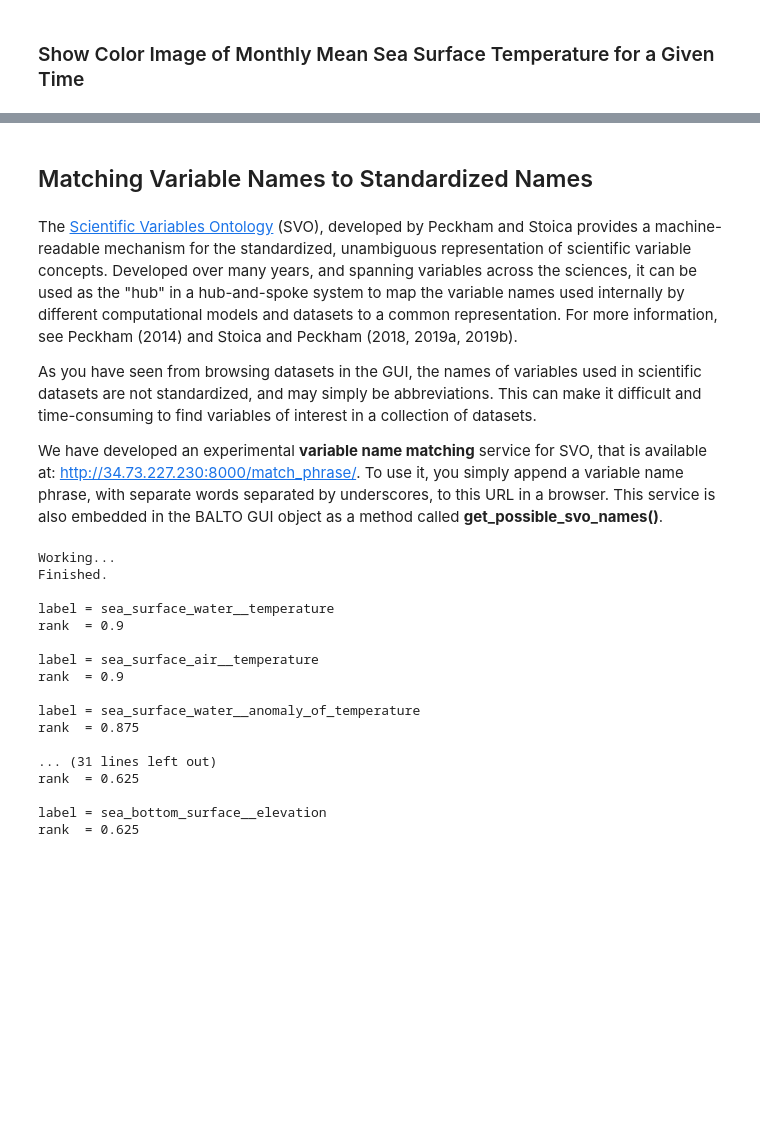
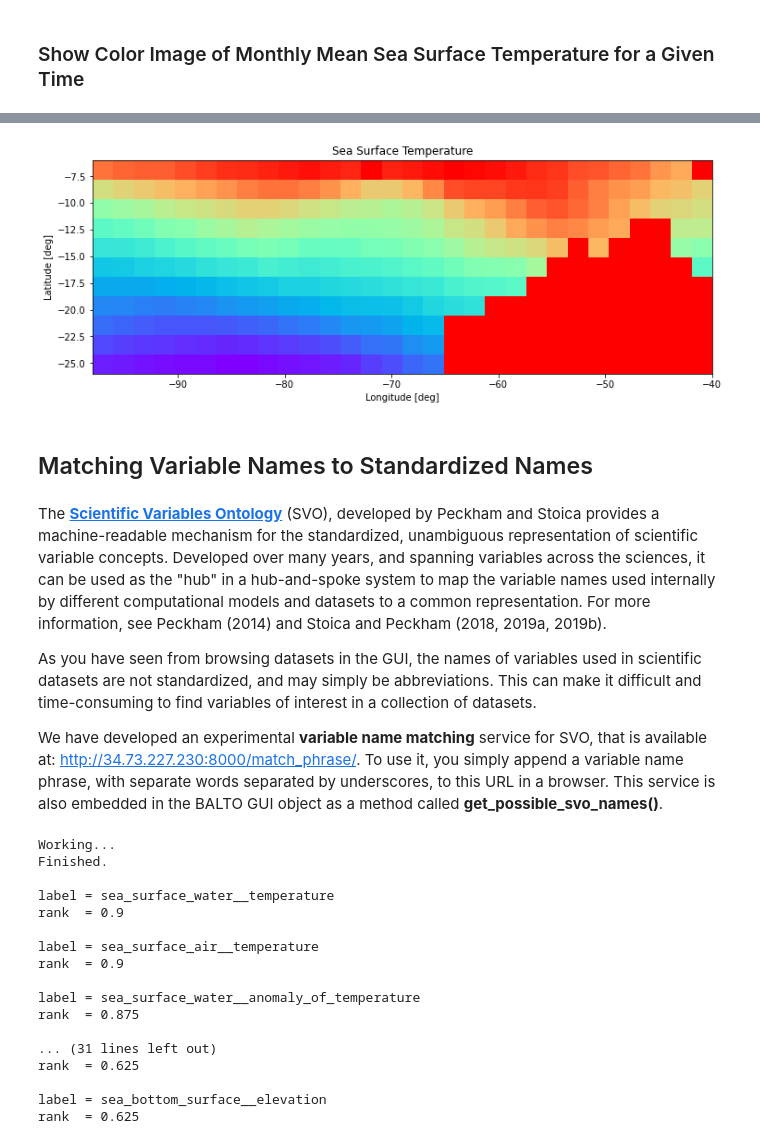
Before and after one commit to peckhams/balto_gui, a Jupyter notebook: BALTO_GUI_v2.ipynb, the cells around one changed output, grey strips where cells are left out. Drawn from its saved outputs; the diff is of its cells as text; code cells hidden in the pictures; blank space fills up the shorter version.

```diff
--- a/BALTO_GUI_v2.ipynb
+++ b/BALTO_GUI_v2.ipynb
@@ -162,7 +180,24 @@ balto.show_grid( grid, cmap='rainbow', xsize=10, ysize=10)
+# %%
+# Avail. color maps:  rainbow, hsv, jet, gist_rainbow, gist_ncar, gist_stern
+
+# Available stretches:
+# hist_equal, power_stretch1, power_stretch2, power_stretch3, log_stretch.
+# The last 4 have parameters.  See balto_plot.py.
+
+extent = [lons.min(), lons.max(), lats.min(), lats.max()]
+time_index = 20
+grid = sst[time_index,:,:]
+
+bp.show_grid_as_image( grid, 'Sea Surface Temperature', extent=extent,
+                       cmap='rainbow', stretch_name='hist_equal',
+                       nodata_value=32767.0, xsize=12.0, ysize=8.0,
+                       stretch_a = 1.0, stretch_b = 1.0, stretch_p = 1.0 )
+# %% [output]
+[figure, added]
 # %% [markdown]
 ## Matching Variable Names to Standardized Names  <a id="var_match"></a>
 # %% [markdown]
-The [Scientific Variables Ontology](http://www.geoscienceontology.org) (SVO), developed by Peckham and Stoica provides a machine-readable mechanism for the standardized, unambiguous representation of scientific variable concepts.  Developed over many years, and spanning variables across the sciences, it can be used as the "hub" in a hub-and-spoke system to map the variable names used internally by different computational models and datasets to a common representation.  For more information, see Peckham (2014) and Stoica and Peckham (2018, 2019a, 2019b).
+The [<b>Scientific Variables Ontology</b>](http://www.geoscienceontology.org) (SVO), developed by Peckham and Stoica provides a machine-readable mechanism for the standardized, unambiguous representation of scientific variable concepts.  Developed over many years, and spanning variables across the sciences, it can be used as the "hub" in a hub-and-spoke system to map the variable names used internally by different computational models and datasets to a common representation.  For more information, see Peckham (2014) and Stoica and Peckham (2018, 2019a, 2019b).
 
 As you have seen from browsing datasets in the GUI, the names of variables used in scientific datasets are not standardized, and may simply be abbreviations.  This can make it difficult and time-consuming to find variables of interest in a collection of datasets.
 
```
Also changed, not shown: parts of 16 cells of this notebook, 2 other files.
